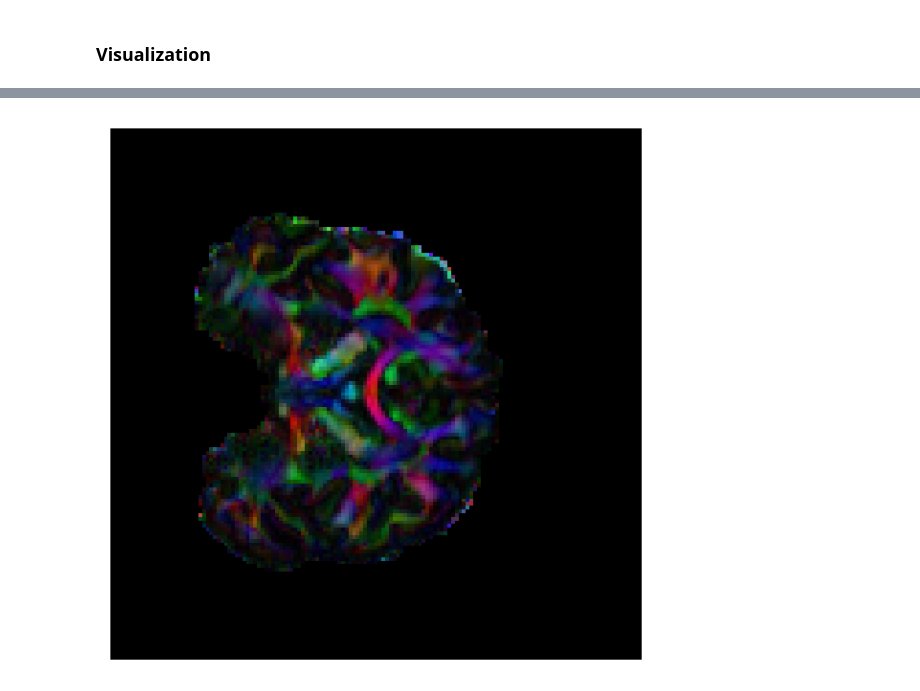
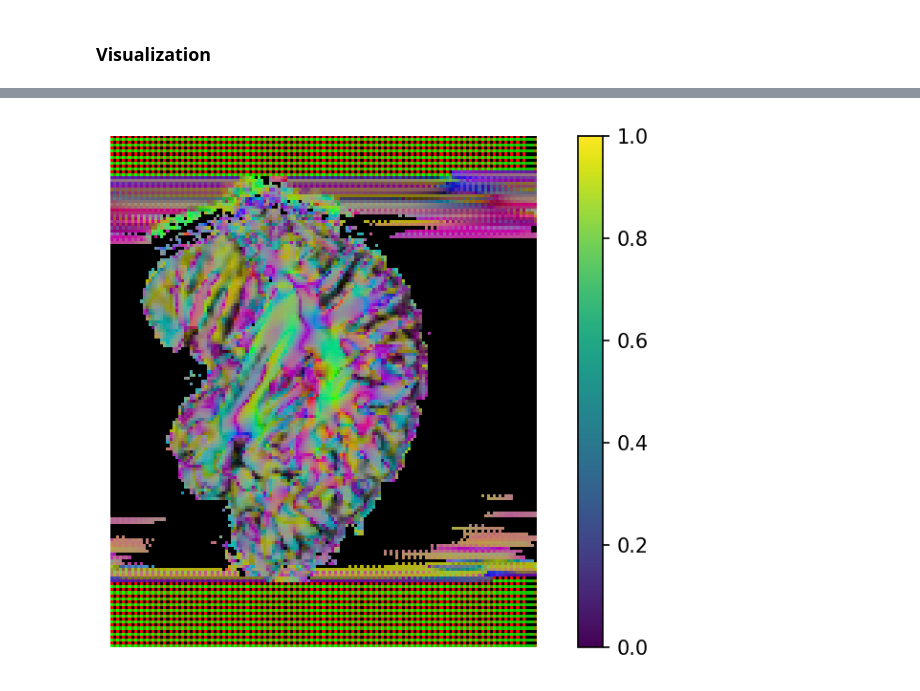
Before and after one commit to TylerSpears/fenri, a Jupyter notebook: notebooks/replication_blumberg.etal.2017/diqt.ipynb, the cells around one changed output, grey strips where cells are left out. Saved outputs shown, nothing was run; the diff lists cells and outputs as text; code cells hidden in the pictures.

```diff
--- a/notebooks/replication_blumberg.etal.2017/diqt.ipynb
+++ b/notebooks/replication_blumberg.etal.2017/diqt.ipynb
@@ -1030,7 +1147,9 @@ class DIQTSystem(pl.LightningModule):
         ## Training parameters
         self._lr = 10e-3
         self._betas = (0.9, 0.999)
-        self._loss_fn = torch.nn.MSELoss(reduction="sum")
+        #         self._loss_fn = torch.nn.MSELoss(reduction="mean")
+        self._loss_fn = torch.nn.L1Loss(reduction="mean")
+        #         self._rmse_loss_fn = lambda y, y_hat: torch.sqrt(self._loss_fn(y, y_hat))
 
         # My own dinky logging object.
         self.plain_log = {"train_loss": list(), "val_loss": list(), "test_loss": list()}
@@ -1042,10 +1161,22 @@ class DIQTSystem(pl.LightningModule):
     def shared_calc_loss(self, x, y):
         y_pred = self.net(x)
         loss = self._loss_fn(y_pred, y)
+        #         loss = self._rmse_loss_fn(y_pred, y)
+        #         print(
+        #             f"Ground truth | \t{y.shape} | min {y.min()} | max {y.max()} | var {torch.var(y)}"
+        #         )
+        #         print(
+        #             f"Prediction | \t{y_pred.shape} | min {y_pred.min()} | max {y_pred.max()} | var {torch.var(y_pred)}"
+        #         )
+        if False:
+            #         if loss <= 0.1:
+            breakpoint()
         return loss
 
     def training_step(self, batch, batch_idx):
         x, y = batch
+        x = normalize_batch(x)
+        y = normalize_batch(y)
         loss = self.shared_calc_loss(x, y)
         self.log("train_loss", loss)
         self.plain_log["train_loss"].append(float(loss.cpu()))
@@ -1057,7 +1188,12 @@ class DIQTSystem(pl.LightningModule):
     def test_step(self, batch, batch_idx):
 
         x, y = batch
-        test_loss = self.shared_calc_loss(x, y)
+        x = normalize_batch(x)
+        y = normalize_batch(y)
+        y_pred = self.net(x)
+        # Normalize the prediction, to make sure the RMSE is scaled correctly.
+        y_pred = normalize_batch(y_pred)
+        test_loss = torch.sqrt(F.mse_loss(y_pred, y))
         self.log("test_loss", test_loss)
         self.plain_log["test_loss"].append(float(test_loss.cpu()))
 
@@ -1072,7 +1208,7 @@ class DIQTSystem(pl.LightningModule):
 ### Training
 # %%
 # Training parameters
-max_epochs = 3
+max_epochs = 250
 # %%
 model = DIQTSystem(channels=channels, downsample_factor=downsample_factor)
 # Create trainer object. Note: `automatic_optimization` needs to be set to `False` when
@@ -1141,6 +1292,7 @@ class SubjResult:
     full_res: torch.Tensor
     low_res: torch.Tensor
     full_res_predicted: torch.Tensor
+
 
 test_vol_results = list()
 
@@ -1168,10 +1320,12 @@ with torch.no_grad():
         for batch in loader:
 
             x = batch["lr_dti"]["data"]
-#             y = batch['fr_dti']['data']
+            x = normalize_batch(x)
+            #             y = batch['fr_dti']['data']
             # Locations are in reference to the full-res groud truth.
             locations = batch["location"]
             predictions = model(x.to(model.device)).cpu()
+            predictions = normalize_batch(predictions)
             aggregator.add_batch(predictions, locations)
 
         # Collect the full-res ground truth, the low-res input, and the high-res
@@ -1200,0 +1341,8 @@ direction_map = dipy.reconst.dti.color_fa(fa, eigvecs)
+# %%
+# Generate FA-weighted diffusion direction map.
+tensor_key = "full_res_predicted"
+dir_map = direction_map(
+    test_vol_results[0].__getattribute__(tensor_key).data.cpu().numpy()
+)
+# Set channels last for matplotlib
+dir_map = dir_map.transpose(1, 2, 3, 0)
@@ -1201,6 +1351,7 @@ direction_map = dipy.reconst.dti.color_fa(fa, eigvecs)
 # %%
 plt.figure(dpi=150)
-plt.imshow(direction_map[:, 100, :])
+plt.imshow(dir_map[45, :, :])
+plt.colorbar()
 plt.axis("off");
 # %% [output]
-[figure, old version]
+[figure, new version]
```
Also changed, not shown: parts of 19 cells of this notebook.
